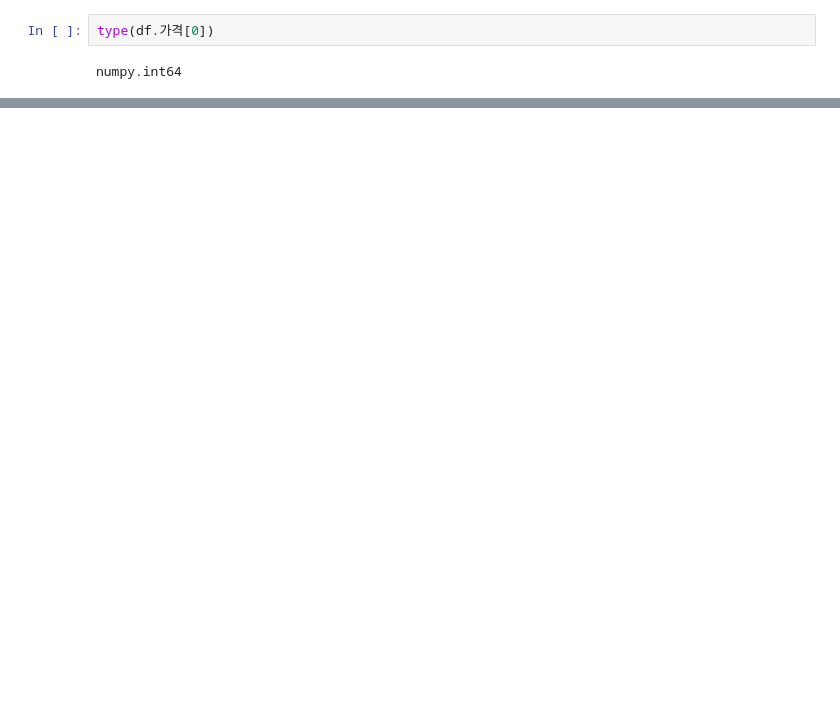
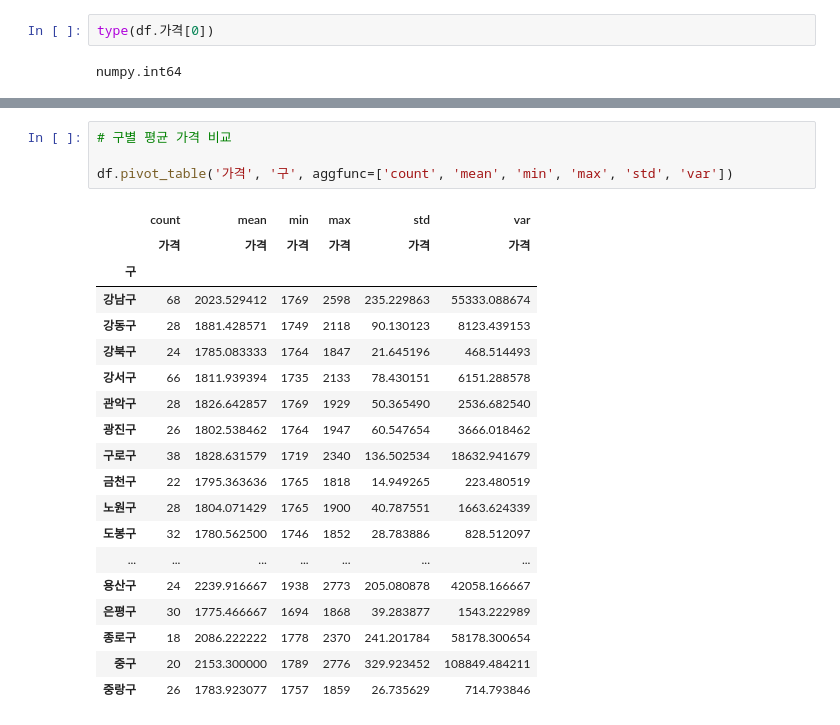
Before and after one commit to bong9C/DataAnalysis-2023.09, a Jupyter notebook: 05.Crawling/15.Opinet.ipynb, the cells around one changed output, grey strips where cells are left out. Drawn from its saved outputs; the diff is of its cells as text; blank space fills up the shorter version.

```diff
--- a/05.Crawling/15.Opinet.ipynb
+++ b/05.Crawling/15.Opinet.ipynb
@@ -175,0 +264,24 @@ pd.read_csv('data/opinet_20230919.csv')
+# %%
+# 구별 평균 가격 비교
+
+df.pivot_table('가격', '구', aggfunc=['count', 'mean', 'min', 'max', 'std', 'var'])
+# %% [output]
+|  | count | mean | min | max | std | var |
+|  | 가격 | 가격 | 가격 | 가격 | 가격 | 가격 |
+| 구 |  |  |  |  |  |  |
+| 강남구 | 68 | 2023.529412 | 1769 | 2598 | 235.229863 | 55333.088674 |
+| 강동구 | 28 | 1881.428571 | 1749 | 2118 | 90.130123 | 8123.439153 |
+| 강북구 | 24 | 1785.083333 | 1764 | 1847 | 21.645196 | 468.514493 |
+| 강서구 | 66 | 1811.939394 | 1735 | 2133 | 78.430151 | 6151.288578 |
+| 관악구 | 28 | 1826.642857 | 1769 | 1929 | 50.365490 | 2536.682540 |
+| 광진구 | 26 | 1802.538462 | 1764 | 1947 | 60.547654 | 3666.018462 |
+| 구로구 | 38 | 1828.631579 | 1719 | 2340 | 136.502534 | 18632.941679 |
+| 금천구 | 22 | 1795.363636 | 1765 | 1818 | 14.949265 | 223.480519 |
+| 노원구 | 28 | 1804.071429 | 1765 | 1900 | 40.787551 | 1663.624339 |
+| 도봉구 | 32 | 1780.562500 | 1746 | 1852 | 28.783886 | 828.512097 |
+| ... | ... | ... | ... | ... | ... | ... |
+| 용산구 | 24 | 2239.916667 | 1938 | 2773 | 205.080878 | 42058.166667 |
+| 은평구 | 30 | 1775.466667 | 1694 | 1868 | 39.283877 | 1543.222989 |
+| 종로구 | 18 | 2086.222222 | 1778 | 2370 | 241.201784 | 58178.300654 |
+| 중구 | 20 | 2153.300000 | 1789 | 2776 | 329.923452 | 108849.484211 |
+| 중랑구 | 26 | 1783.923077 | 1757 | 1859 | 26.735629 | 714.793846 |
```
Also changed, not shown: parts of 27 cells of this notebook, 3 other files.
